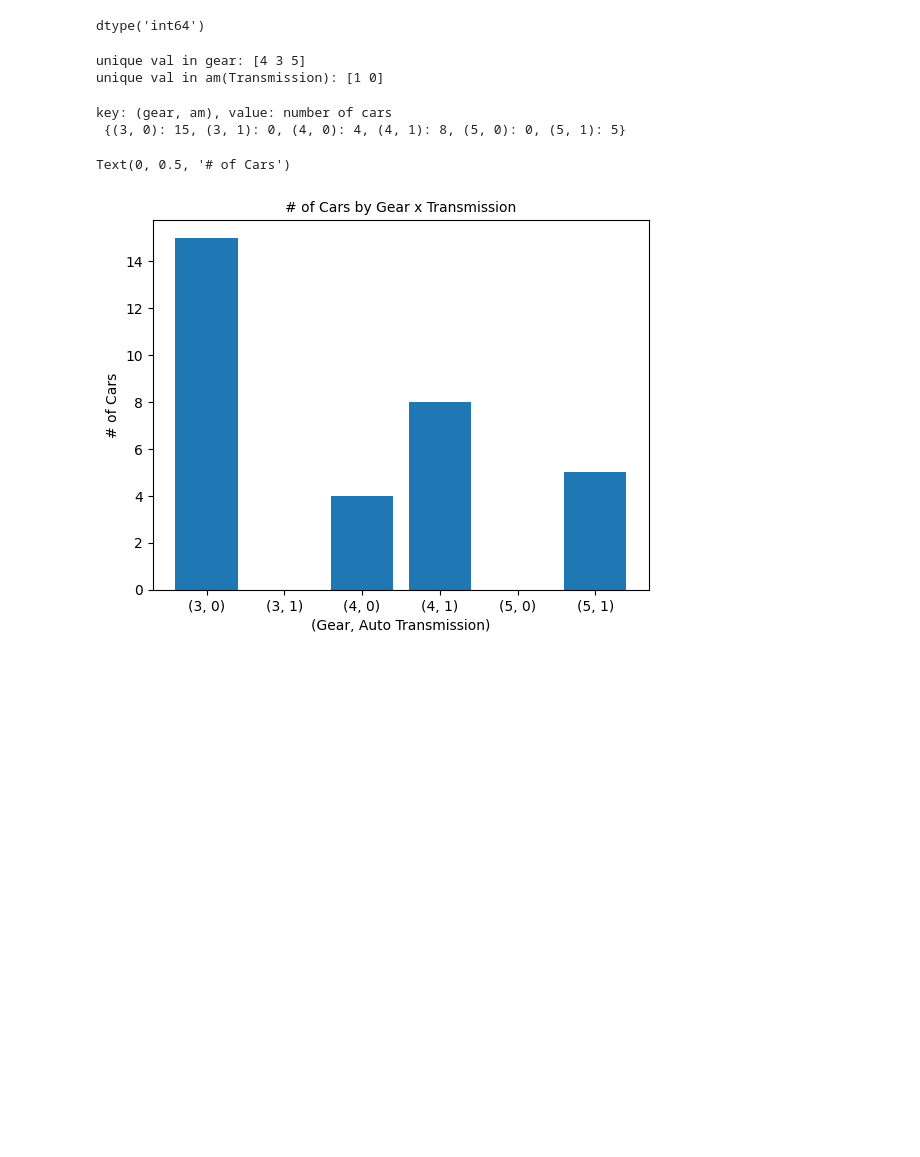
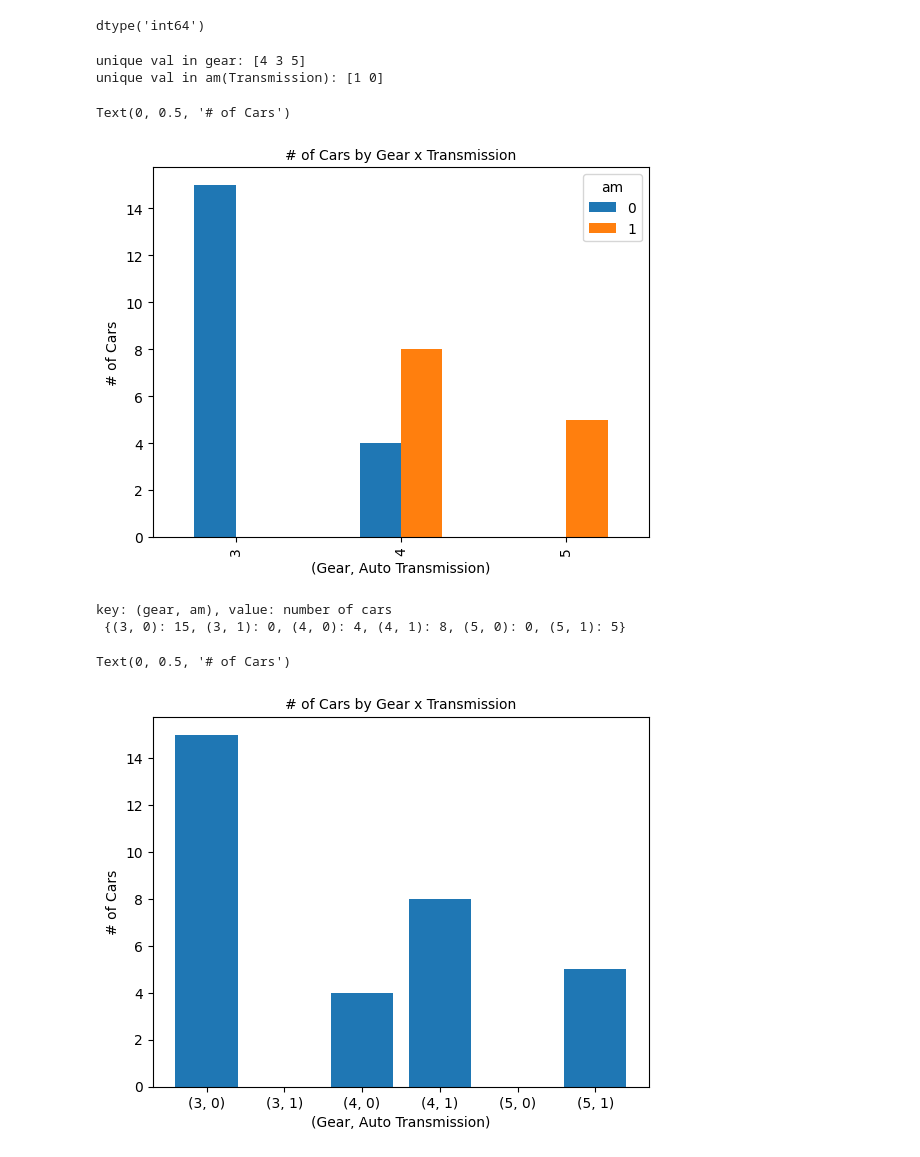
Before and after one commit to 99sphere/HMG-Softeer-Bootcamp-DE, a Jupyter notebook: W1/mission1.ipynb, the cells around one changed output. Drawn from its saved outputs; the diff is of its cells as text; code cells hidden in the pictures; blank space fills up the shorter version.

Commit message:
ADD: using pandas.crosstab

```diff
--- a/W1/mission1.ipynb
+++ b/W1/mission1.ipynb
@@ -89,6 +90,16 @@ print(f"unique val in am(Transmission): {data['am'].unique()}", )
 # %% [output]
 unique val in gear: [4 3 5]
 unique val in am(Transmission): [1 0]
+# %%
+gear_am_cross = pd.crosstab(data["gear"], data["am"])
+# %%
+gear_am_cross.plot(kind='bar')
+plt.title('# of Cars by Gear x Transmission', fontsize=10)
+plt.xlabel('(Gear, Auto Transmission)', fontsize=10)
+plt.ylabel('# of Cars', fontsize=10)
+# %% [output]
+Text(0, 0.5, '# of Cars')
+[figure, added]
 # %%
 cnt = dict()
 uv_gear = list(map(int, sorted(list(data['gear'].unique()))))
```
Also changed, not shown: parts of 2 cells of this notebook.
